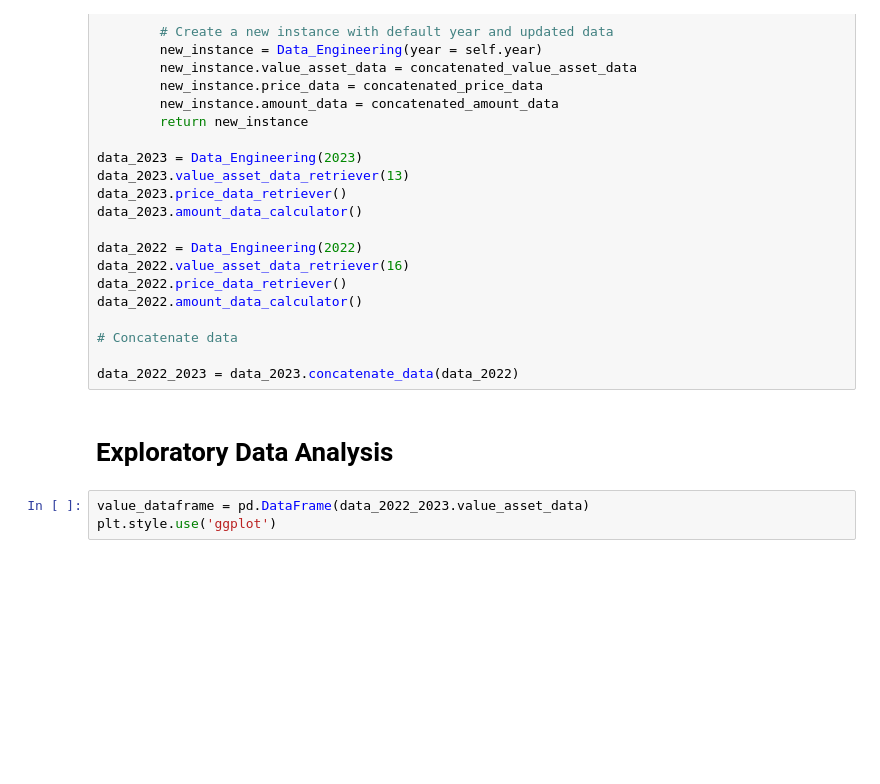
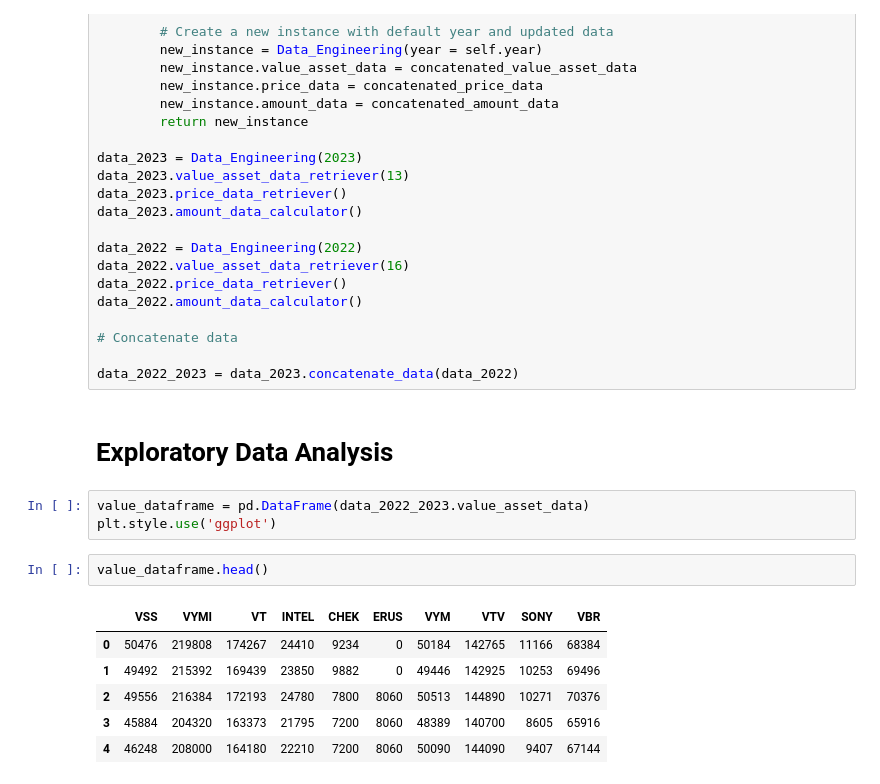
Before and after one commit to vincenzojrs/MrRipStrategyAnalysis, a Jupyter notebook: main.ipynb, the cells around one changed output. Cells and saved outputs as stored; diff of their text form; blank space fills up the shorter version.

```diff
--- a/main.ipynb
+++ b/main.ipynb
@@ -189,4 +165,13 @@ data_2022_2023 = data_2023.concatenate_data(data_2022)
 # %%
 value_dataframe = pd.DataFrame(data_2022_2023.value_asset_data)
 plt.style.use('ggplot')
+# %%
+value_dataframe.head()
+# %% [output]
+|  | VSS | VYMI | VT | INTEL | CHEK | ERUS | VYM | VTV | SONY | VBR |
+| 0 | 50476 | 219808 | 174267 | 24410 | 9234 | 0 | 50184 | 142765 | 11166 | 68384 |
+| 1 | 49492 | 215392 | 169439 | 23850 | 9882 | 0 | 49446 | 142925 | 10253 | 69496 |
+| 2 | 49556 | 216384 | 172193 | 24780 | 7800 | 8060 | 50513 | 144890 | 10271 | 70376 |
+| 3 | 45884 | 204320 | 163373 | 21795 | 7200 | 8060 | 48389 | 140700 | 8605 | 65916 |
+| 4 | 46248 | 208000 | 164180 | 22210 | 7200 | 8060 | 50090 | 144090 | 9407 | 67144 |
 # %%
```
Also changed, not shown: parts of 9 cells of this notebook, 1 other file.
